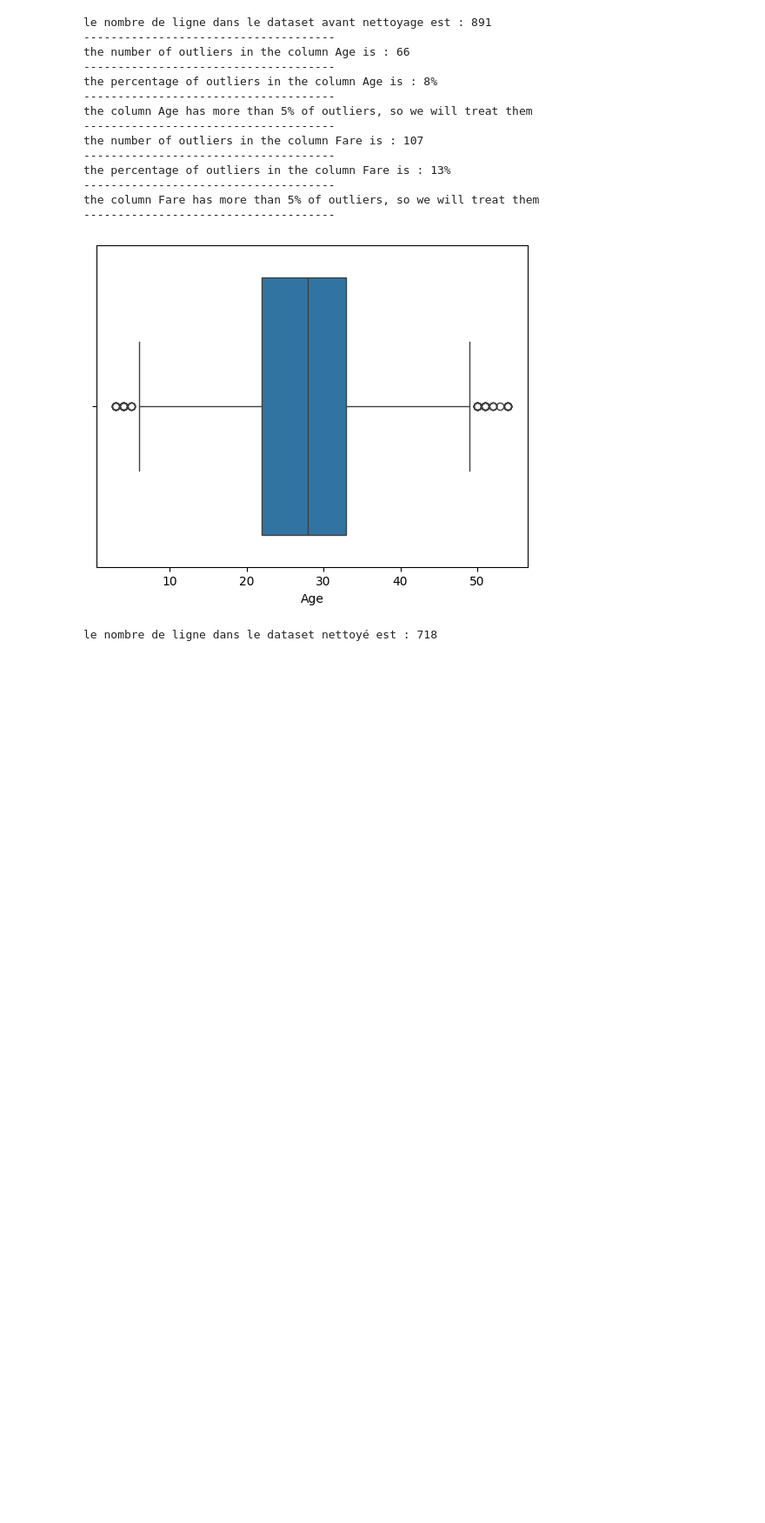
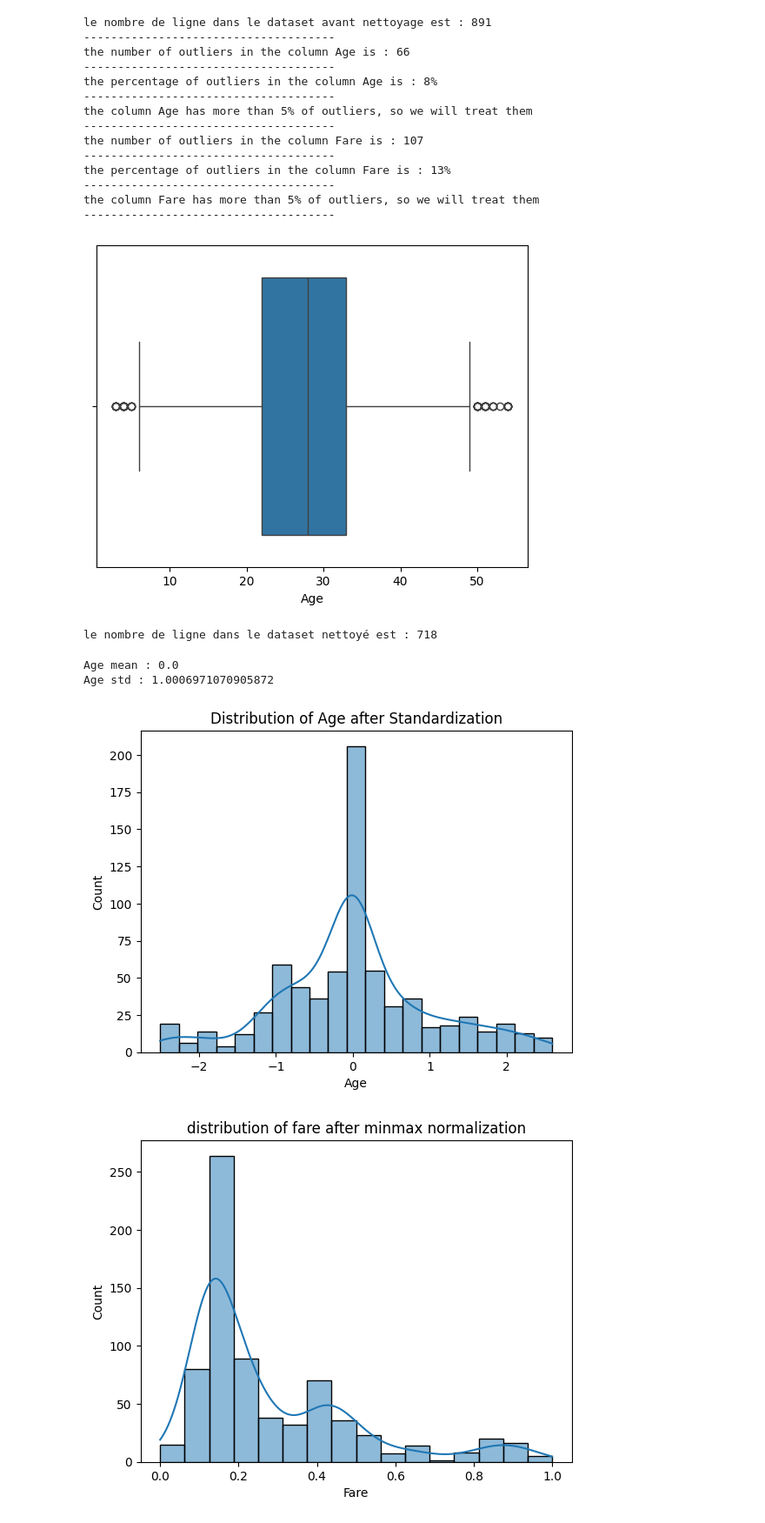
Before and after one commit to Alhassan-Doumbia/DI-bootcamp, a Jupyter notebook: week2/Day2/ExerciseXP/ExerciseXP.ipynb, the cells around one changed output. Shown at 87% size. Drawn from its saved outputs; the diff is of its cells as text; code cells hidden in the pictures; blank space fills up the shorter version.

```diff
--- a/week2/Day2/ExerciseXP/ExerciseXP.ipynb
+++ b/week2/Day2/ExerciseXP/ExerciseXP.ipynb
@@ -305,3 +305,44 @@ the column Fare has more than 5% of outliers, so we will treat them
 le nombre de ligne dans le dataset nettoyé est : 718
 # %%
 #Maintenant on peut faire de la normalization , je vais utiliser l'algorithme minMax de sklearn
+#Exercise 5
+
+from sklearn.preprocessing import MinMaxScaler
+from sklearn.preprocessing import StandardScaler
+import matplotlib.pyplot as plt
+import seaborn as sns
+
+MinMaxscaler=MinMaxScaler()
+stdScaler=StandardScaler()
+# cleaned_df[["Age","Fare"]]
+
+#Avant d'appliquer les scalers il faut voir les distributioons a l'aide d'histogrammes pour choisir le bon scaler . Si on a une distribution jnormale ,on scale avec stdscaler , sinon on scale avec MinMaxScaler
+# for column in cleaned_df.columns:
+#     if(cleaned_df[column].dtype == 'int64' or cleaned_df[column].dtype == 'float64'):
+#         sns.histplot(cleaned_df[column], kde=True)
+#         plt.title(f"Distribution of {column}")
+#         plt.show()
+
+#en se basant sur les histograme , Age a une distribution normale , on utilise donc stdscaler sur lui et  fare lui n'est pas normalement distibué donc on utilise minmax scaler sur lui
+
+cleaned_df["Age"]=stdScaler.fit_transform(cleaned_df[["Age"]])
+cleaned_df["Fare"]=MinMaxscaler.fit_transform(cleaned_df[["Fare"]])
+
+#verification apres normalisation
+print(f"Age mean : {cleaned_df['Age'].mean()}")
+print(f"Age std : {cleaned_df['Age'].std()}")
+
+#Nouvelle visualisation après normalisation
+
+sns.histplot(cleaned_df['Age'],kde=True)
+plt.title("Distribution of Age after Standardization")
+plt.show()
+
+sns.histplot(cleaned_df['Fare'],kde=True)
+plt.title("distribution of fare after minmax normalization")
+plt.show()
+# %% [output]
+Age mean : 0.0
+Age std : 1.0006971070905872
+[figure, added]
+[figure, added]
```
Also changed, not shown: parts of 3 cells of this notebook.
